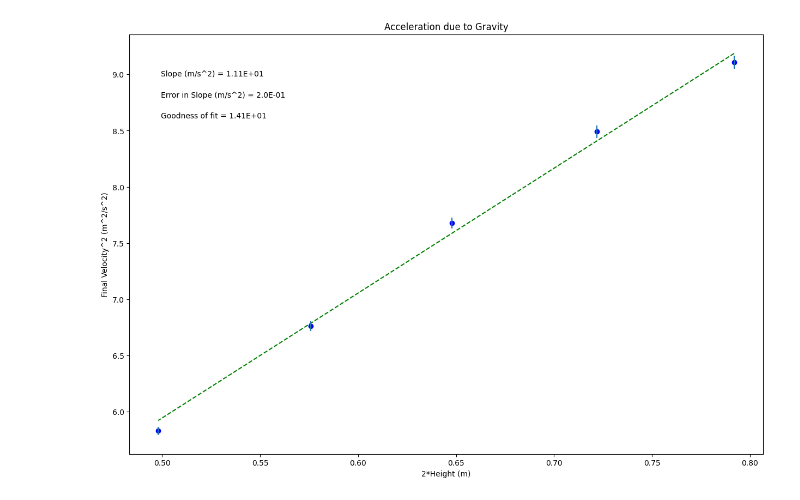
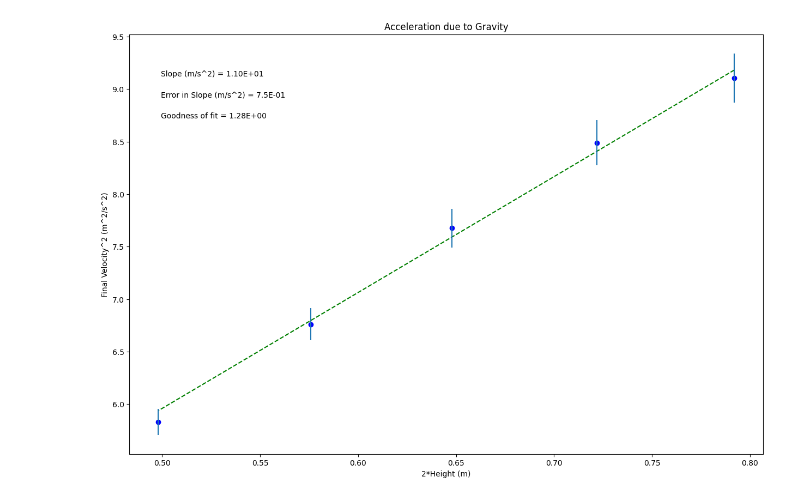
Before and after one commit to aidena447/PHSX-Labs, a Jupyter notebook: PHSXlab_plotting_template_ipynb_txt.ipynb, the cells around one changed output. Saved outputs shown, nothing was run; the diff lists cells and outputs as text; code cells hidden in the pictures.

```diff
--- a/PHSXlab_plotting_template_ipynb_txt.ipynb
+++ b/PHSXlab_plotting_template_ipynb_txt.ipynb
@@ -23,7 +23,7 @@ vfinal_squared = np.array([9.10746, 8.49019, 7.67562, 6.76, 5.82877]) #what are
 #Create array for uncertainties in y variable
 #CHANGE THE VARIABLE NAME and numbers to match your data
 
-Delta_vfinal_squared = np.array([0.05859314417, 0.05433594596, 0.0487759495, 0.04261830593, 0.03644472468])
+Delta_vfinal_squared = np.array([0.2331334971, 0.2130247952, 0.1836548955, 0.1524204711, 0.1227059064])
 
 
 #-----------------------------------------------------------------------#
@@ -88,31 +88,31 @@ elif annotation_placement==3 or annotation_placement==4:
     ypos=[.2,.15,.1]
 
 #-----------------------------------------------------------------------#
 #Don't need to change anything in this section!
 
 #Plot data on graph. Plot error bars and place values for slope,
 #error in slope and goodness of fit on the plot using "annotate"
 
 plt.figure(figsize=(15,10))
 
 plt.plot(x, fit, color='green', linestyle='--')
 plt.scatter(x, y, color='blue', marker='o')
 
 plt.xlabel(x_label)
 plt.ylabel(y_label)
 plt.title(plot_title)
 
 plt.errorbar(x, y, yerr=dy, xerr=None, fmt="none") #don't need to plot x error bars
 
 plt.annotate('Slope ({}) = {value:.{digits}E}'.format(slope_units,value=m, digits=2),
              (xpos, ypos[0]), xycoords='axes fraction')
 
 plt.annotate('Error in Slope ({}) = {value:.{digits}E}'.format(slope_units,value=dm, digits=1),
              (xpos, ypos[1]), xycoords='axes fraction')
 
 plt.annotate('Goodness of fit = {value:.{digits}E}'.format(value=N, digits=2),
              (xpos, ypos[2]), xycoords='axes fraction')
 
 plt.show()
 # %% [output]
-[figure, old version]
+[figure, new version]
```
